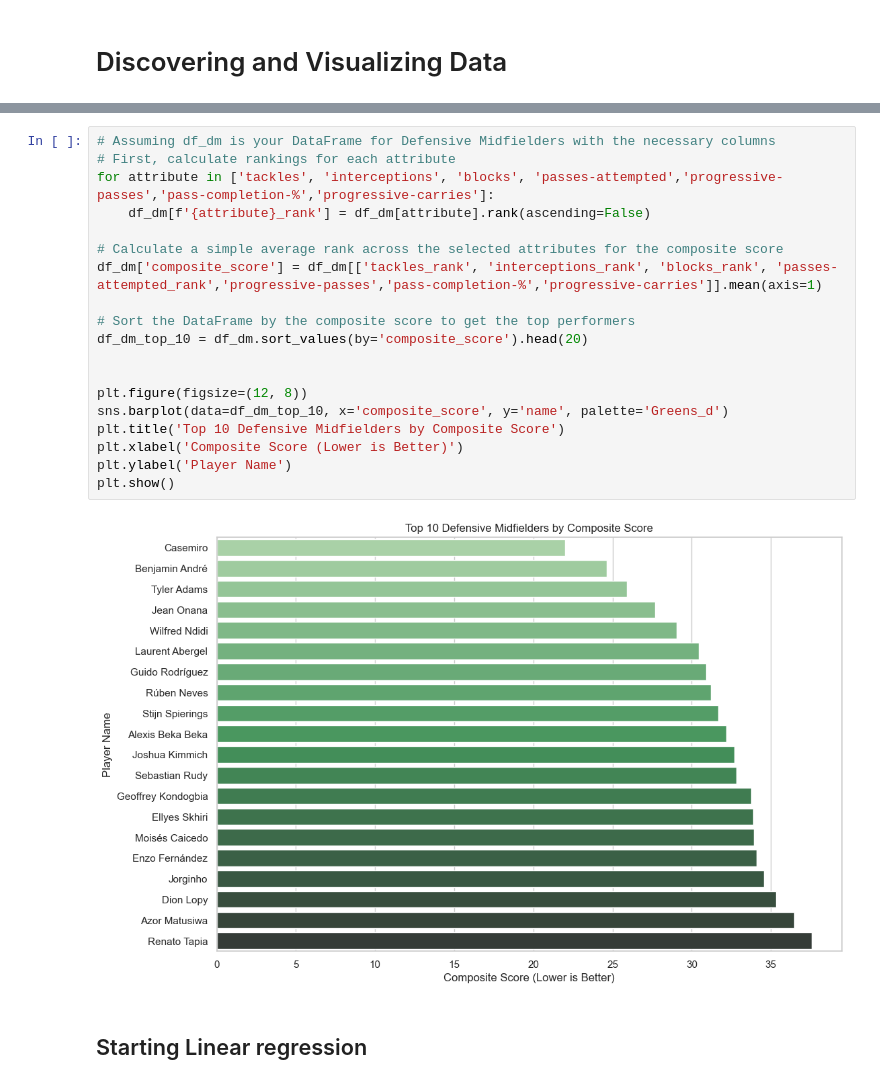
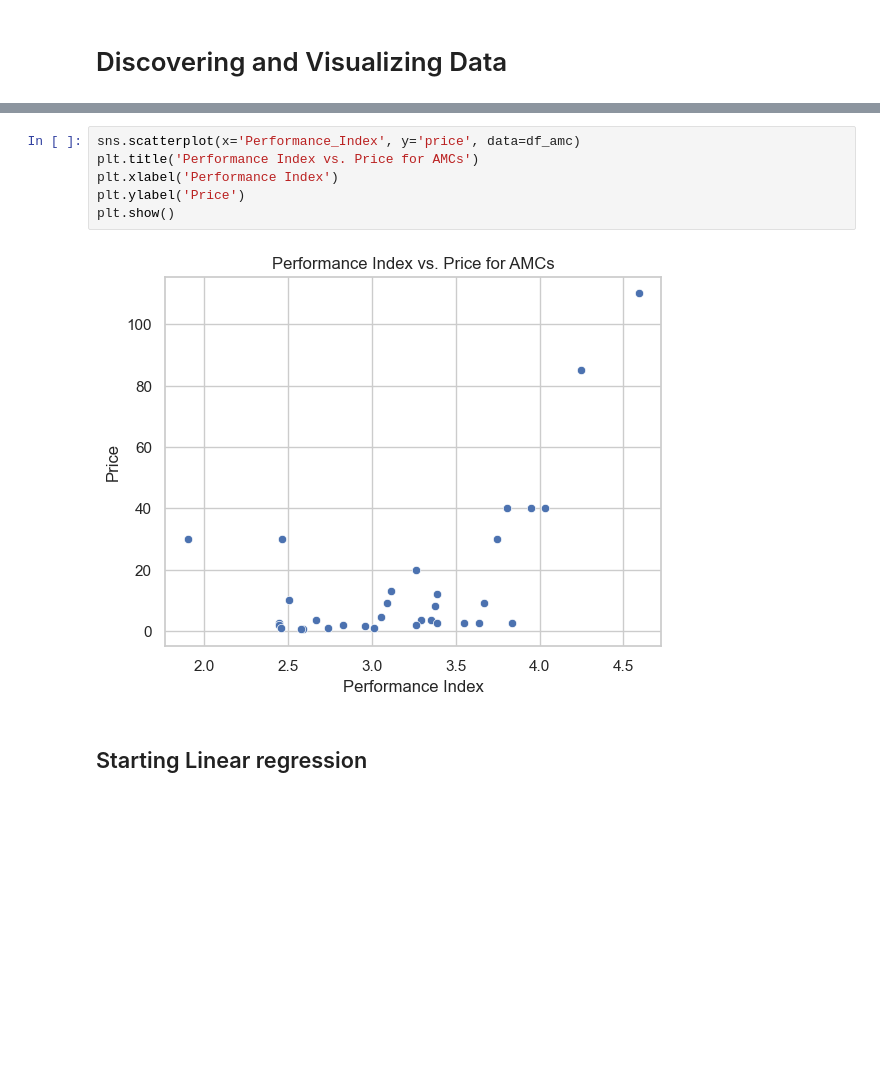
Before and after one commit to enesyesil/Moneyball-Scout-ML, a Jupyter notebook: Moneyball Scout Dataset.ipynb, the cells around one changed output, grey strips where cells are left out. Saved outputs shown, nothing was run; the diff lists cells and outputs as text; blank space fills up the shorter version.

```diff
--- a/Moneyball Scout Dataset.ipynb
+++ b/Moneyball Scout Dataset.ipynb
@@ -484,24 +383,11 @@ df_dm.head()
-# %%
-# Assuming df_dm is your DataFrame for Defensive Midfielders with the necessary columns
-# First, calculate rankings for each attribute
-for attribute in ['tackles', 'interceptions', 'blocks', 'passes-attempted','progressive-passes','pass-completion-%','progressive-carries']:
-    df_dm[f'{attribute}_rank'] = df_dm[attribute].rank(ascending=False)
-
-# Calculate a simple average rank across the selected attributes for the composite score
-df_dm['composite_score'] = df_dm[['tackles_rank', 'interceptions_rank', 'blocks_rank', 'passes-attempted_rank','progressive-passes','pass-completion-%','progressive-carries']].mean(axis=1)
-
-# Sort the DataFrame by the composite score to get the top performers
-df_dm_top_10 = df_dm.sort_values(by='composite_score').head(20)
-
-
-plt.figure(figsize=(12, 8))
-sns.barplot(data=df_dm_top_10, x='composite_score', y='name', palette='Greens_d')
-plt.title('Top 10 Defensive Midfielders by Composite Score')
-plt.xlabel('Composite Score (Lower is Better)')
-plt.ylabel('Player Name')
-plt.show()
-# %% [output]
-[figure, removed]
+# %%
+sns.scatterplot(x='Performance_Index', y='price', data=df_amc)
+plt.title('Performance Index vs. Price for AMCs')
+plt.xlabel('Performance Index')
+plt.ylabel('Price')
+plt.show()
+# %% [output]
+[figure, added]
 # %% [markdown]
 ## Starting Linear regression
 # %%
```
Also changed, not shown: parts of 12 cells of this notebook.
